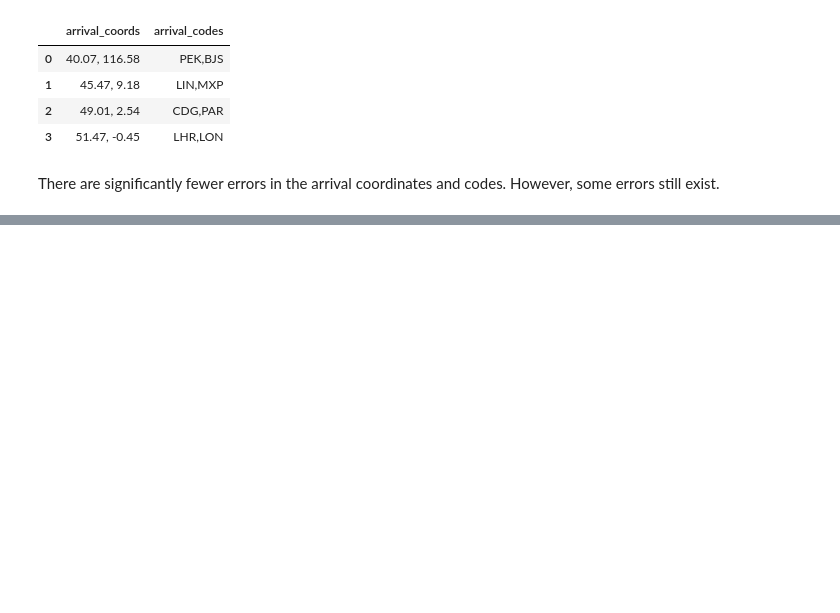
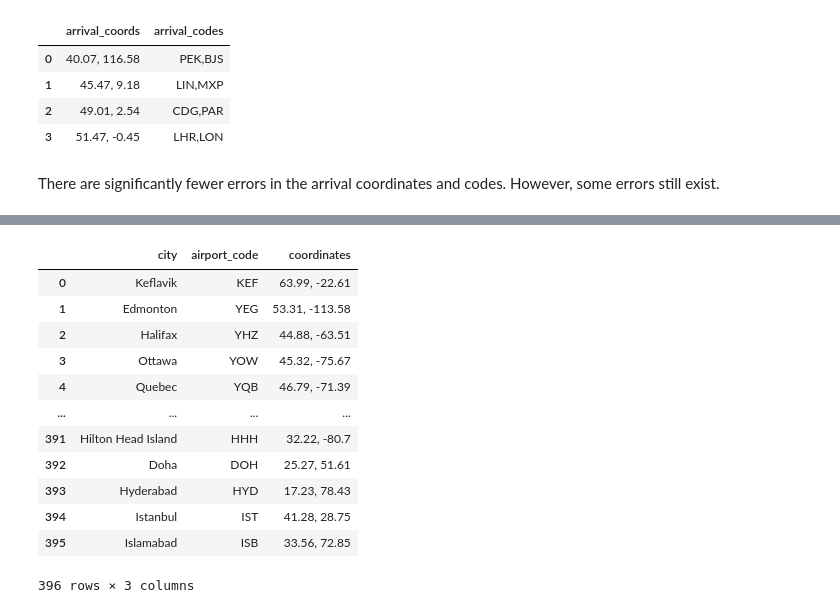
Before and after one commit to piotr-dziurny/flight_distance_analysis, a Jupyter notebook: solution.ipynb, the cells around one changed output, grey strips where cells are left out. Saved outputs shown, nothing was run; the diff lists cells and outputs as text; code cells hidden in the pictures; blank space fills up the shorter version.

```diff
--- a/solution.ipynb
+++ b/solution.ipynb
@@ -274,0 +328,16 @@ Considering that various airport codes are assigned to the same geographic coord
+# %%
+airports.reset_index(drop = True)
+# %% [output]
+|  | city | airport_code | coordinates |
+| 0 | Keflavik | KEF | 63.99, -22.61 |
+| 1 | Edmonton | YEG | 53.31, -113.58 |
+| 2 | Halifax | YHZ | 44.88, -63.51 |
+| 3 | Ottawa | YOW | 45.32, -75.67 |
+| 4 | Quebec | YQB | 46.79, -71.39 |
+| ... | ... | ... | ... |
+| 391 | Hilton Head Island | HHH | 32.22, -80.7 |
+| 392 | Doha | DOH | 25.27, 51.61 |
+| 393 | Hyderabad | HYD | 17.23, 78.43 |
+| 394 | Istanbul | IST | 41.28, 28.75 |
+| 395 | Islamabad | ISB | 33.56, 72.85 |
+396 rows × 3 columns
```
Also changed, not shown: parts of 39 cells of this notebook, 3 other files.
